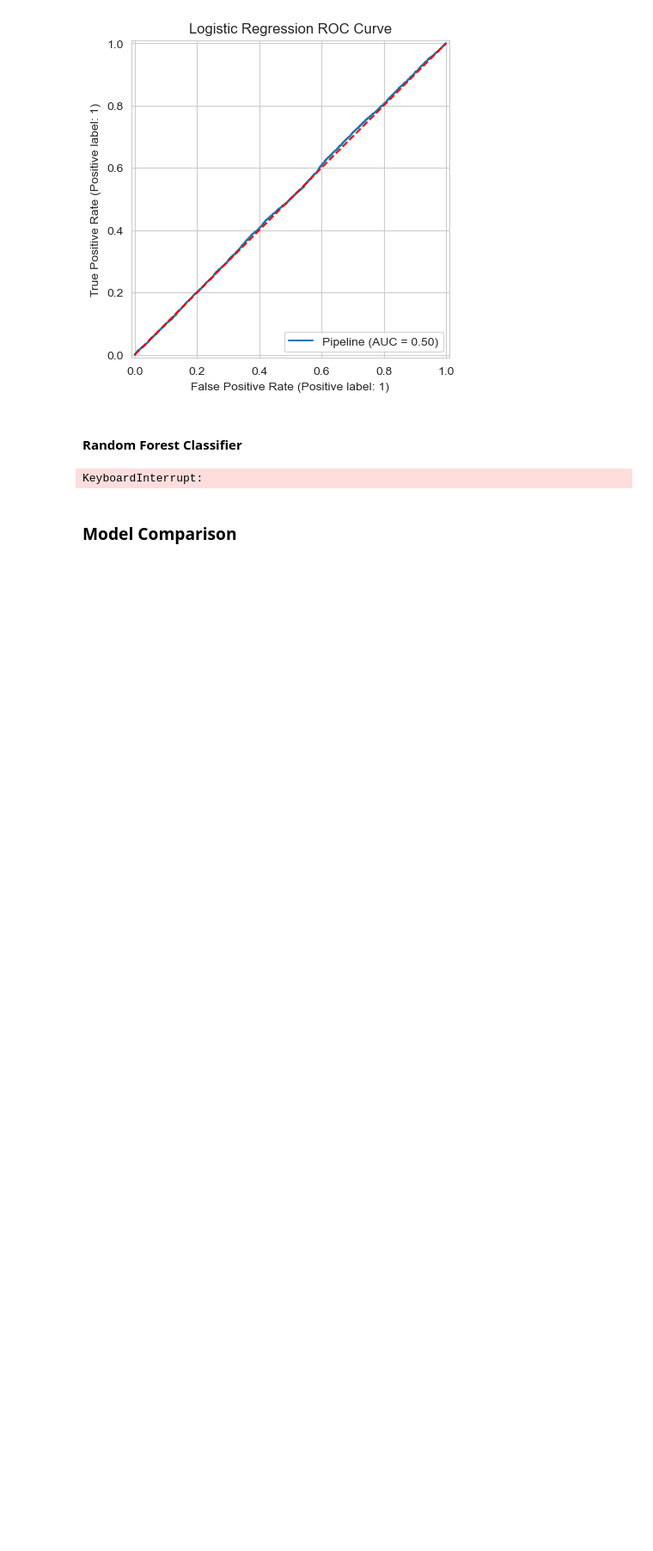
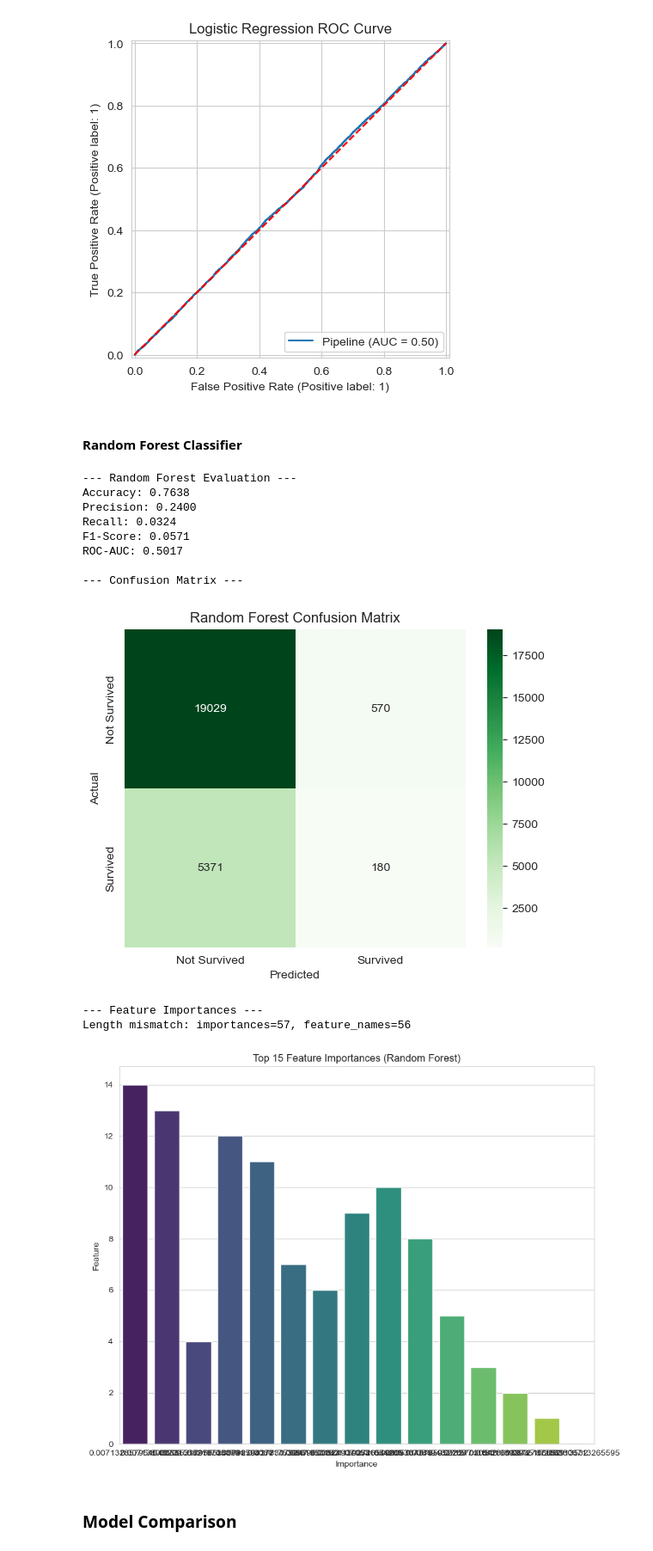
Before and after one commit to Campeon254/DataMining_GroupProject_-Calvin-Tanveer-Samantha-Patricia-Susan-Arlen-, a Jupyter notebook: notebooks/3_data_mining.ipynb, the cells around one changed output. Shown at 86% size. Drawn from its saved outputs; the diff is of its cells as text; code cells hidden in the pictures; blank space fills up the shorter version.

```diff
--- a/notebooks/3_data_mining.ipynb
+++ b/notebooks/3_data_mining.ipynb
@@ -234,40 +234,58 @@ y_pred_rf = pipeline_rf.predict(X_test)
 
 # Print Classification Metrics
 print("--- Random Forest Evaluation ---")
 print(f"Accuracy: {accuracy_score(y_test, y_pred_rf):.4f}")
 print(f"Precision: {precision_score(y_test, y_pred_rf):.4f}")
 print(f"Recall: {recall_score(y_test, y_pred_rf):.4f}")
 print(f"F1-Score: {f1_score(y_test, y_pred_rf):.4f}")
 print(f"ROC-AUC: {roc_auc_score(y_test, y_pred_rf):.4f}\n")
 
 # Plot Confusion Matrix
 print("--- Confusion Matrix ---")
 cm_rf = confusion_matrix(y_test, y_pred_rf)
 sns.heatmap(cm_rf, annot=True, fmt='d', cmap='Greens', xticklabels=['Not Survived', 'Survived'], yticklabels=['Not Survived', 'Survived'])
 plt.xlabel('Predicted')
 plt.ylabel('Actual')
 plt.title('Random Forest Confusion Matrix')
 plt.show()
 
 # Plot Feature Importances
 print("\n--- Feature Importances ---")
-# Get feature names after one-hot encoding
-ohe_feature_names = pipeline_rf.named_steps['preprocessor'].named_transformers_['cat'].get_feature_names_out(categorical_features)
-all_feature_names = numerical_features + list(ohe_feature_names)
+# Get feature importances from the fitted Random Forest model
+importances = pipeline_rf.named_steps['classifier'].feature_importances_
 
-# Get importances
-importances = pipeline_rf.named_steps['classifier'].feature_importances_
-feature_importance_df = pd.DataFrame({'feature': all_feature_names, 'importance': importances}).sort_values(by='importance', ascending=False)
+# Get feature names from the preprocessor
+num_features = numerical_features
+cat_features = pipeline_rf.named_steps['preprocessor'].named_transformers_['cat'].named_steps['onehot'].get_feature_names_out(categorical_features)
+all_feature_names = list(num_features) + list(cat_features)
+
+# Ensure lengths match
+if len(importances) == len(all_feature_names):
+    feature_importance_df = pd.DataFrame({'feature': all_feature_names, 'importance': importances}).sort_values(by='importance', ascending=False)
+else:
+    print(f"Length mismatch: importances={len(importances)}, feature_names={len(all_feature_names)}")
+    feature_importance_df = pd.DataFrame({'feature': range(len(importances)), 'importance': importances})
 
 # Plot top 15 features
 plt.figure(figsize=(10, 8))
 sns.barplot(x='importance', y='feature', data=feature_importance_df.head(15), palette='viridis')
 plt.title('Top 15 Feature Importances (Random Forest)')
 plt.xlabel('Importance')
 plt.ylabel('Feature')
 plt.show()
 # %% [output]
-KeyboardInterrupt:
+--- Random Forest Evaluation ---
+Accuracy: 0.7638
+Precision: 0.2400
+Recall: 0.0324
+F1-Score: 0.0571
+ROC-AUC: 0.5017
+
+--- Confusion Matrix ---
+[figure, added]
+--- Feature Importances ---
+Length mismatch: importances=57, feature_names=56
+[figure, added]
 # %% [markdown]
 ### Model Comparison
 # %%
```
Also changed, not shown: parts of 6 cells of this notebook, 2 other files.
